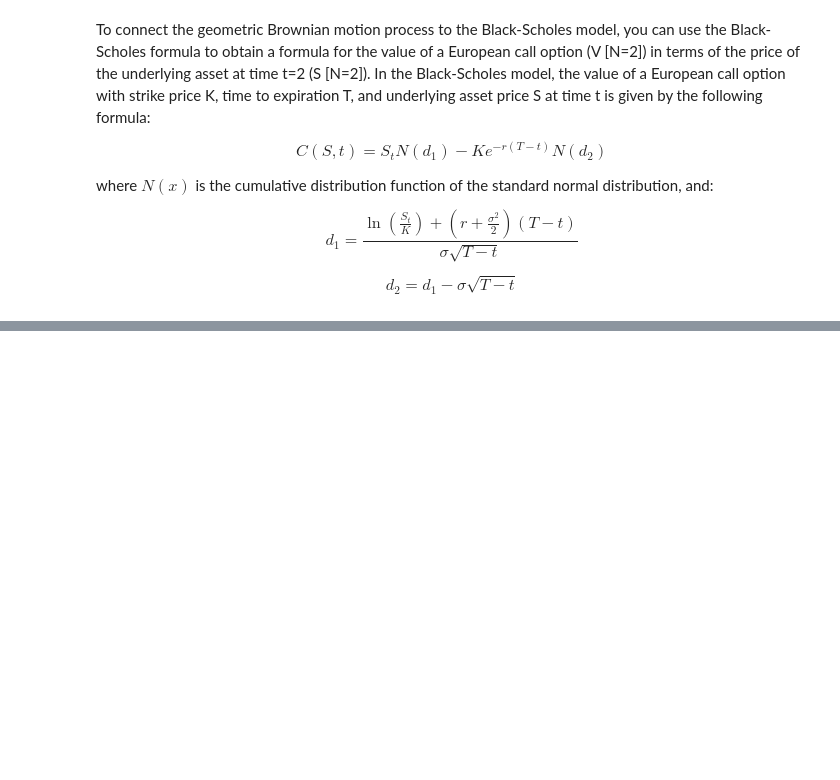
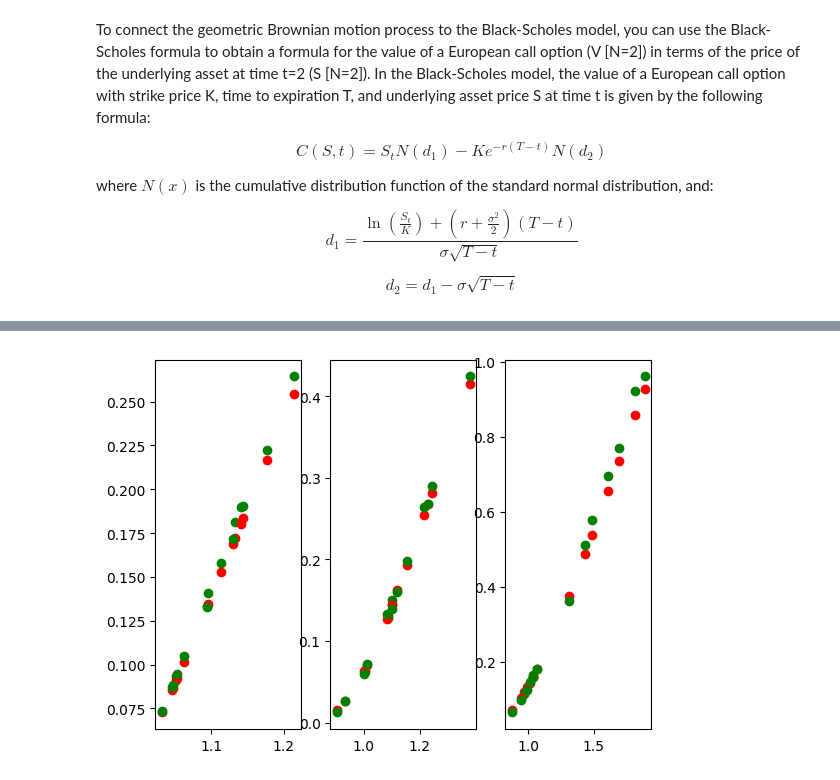
Before and after one commit to jakekali/Financial_Signal_Proccessing_Toolkit, a Jupyter notebook: examples/stochCalc.ipynb, the cells around one changed output, grey strips where cells are left out. Cells and saved outputs as stored; diff of their text form; code cells hidden in the pictures; blank space fills up the shorter version.

Commit message:
I think im finished with stoch calc hw, though i might have messed up log stuff

```diff
--- a/examples/stochCalc.ipynb
+++ b/examples/stochCalc.ipynb
@@ -157,0 +160,77 @@ plt.plot(S_range, black_scholes(S_range,0.3))
+# %%
+#1F
+
+def Beta_RN(x : float):
+    return x * 0.05 * np.exp(-0.05)
+
+def Gamma_3_RN(x: float ):
+    return x * 0.3 * np.exp(-0.05)
+
+def Gamma_2_RN(x: float ):
+    return x * 0.1 * np.exp(-0.05)
+
+def Gamma_1_RN(x: float ):
+    return x * 0.05 * np.exp(-0.05)
+
+axs = plt.subplot(131)
+
+sde1 = stochCalc.SDE(X0=1, lambda_t=1/260, N = 520, Beta=Beta, Gamma=Gamma_1)
+for path in sde1.getValidPaths(15):
+    # Black Shultz:
+    S2 = path[math.floor(len(path)/2)]
+    # print("S2 ", S2)
+    BSM_val = black_scholes(S2,0.05, T=1)
+    # print("BSM_val ", BSM_val)
+    sde__rn = stochCalc.SDE(X0=S2, lambda_t=1/260, N = 260, Beta=Beta_RN, Gamma=Gamma_1_RN)
+    monteCarlo = 0
+    i = 0
+    for path in sde__rn.getValidPaths():
+        monteCarlo += max(0, path[259] - np.exp(0.05 * 0.1 *2))
+        i += 1
+    monteCarlo /= i
+    # print("monteCarlo ", monteCarlo)
+    axs.scatter(S2, BSM_val, c="r")
+    axs.scatter(S2, monteCarlo, c="g")
+
+
+axs = plt.subplot(132)
+
+sde1 = stochCalc.SDE(X0=1, lambda_t=1/260, N = 520, Beta=Beta, Gamma=Gamma_2)
+for path in sde1.getValidPaths(15):
+    # Black Shultz:
+    S2 = path[math.floor(len(path)/2)]
+    # print("S2 ", S2)
+    BSM_val = black_scholes(S2,0.1, T=1)
+    # print("BSM_val ", BSM_val)
+    sde__rn = stochCalc.SDE(X0=S2, lambda_t=1/260, N = 260, Beta=Beta_RN, Gamma=Gamma_2_RN)
+    monteCarlo = 0
+    i = 0
+    for path in sde__rn.getValidPaths():
+        monteCarlo += max(0, path[259] - np.exp(0.05 * 0.1 *2))
+        i += 1
+    monteCarlo /= i
+    # print("monteCarlo ", monteCarlo)
+    axs.scatter(S2, BSM_val, c="r")
+    axs.scatter(S2, monteCarlo, c="g")
+
+axs = plt.subplot(133)
+
+sde1 = stochCalc.SDE(X0=1, lambda_t=1/260, N = 520, Beta=Beta, Gamma=Gamma_3)
+for path in sde1.getValidPaths(15):
+    # Black Shultz:
+    S2 = path[math.floor(len(path)/2)]
+    # print("S2 ", S2)
+    BSM_val = black_scholes(S2,0.3, T=1)
+    # print("BSM_val ", BSM_val)
+    sde__rn = stochCalc.SDE(X0=S2, lambda_t=1/260, N = 260, Beta=Beta_RN, Gamma=Gamma_3_RN)
+    monteCarlo = 0
+    i = 0
+    for path in sde__rn.getValidPaths():
+        monteCarlo += max(0, path[259] - np.exp(0.05 * 0.1 *2))
+        i += 1
+    monteCarlo /= i
+    # print("monteCarlo ", monteCarlo)
+    axs.scatter(S2, BSM_val, c="r")
+    axs.scatter(S2, monteCarlo, c="g")
+# %% [output]
+[figure, added]
```
Also changed, not shown: parts of 4 cells of this notebook, 2 other files.
